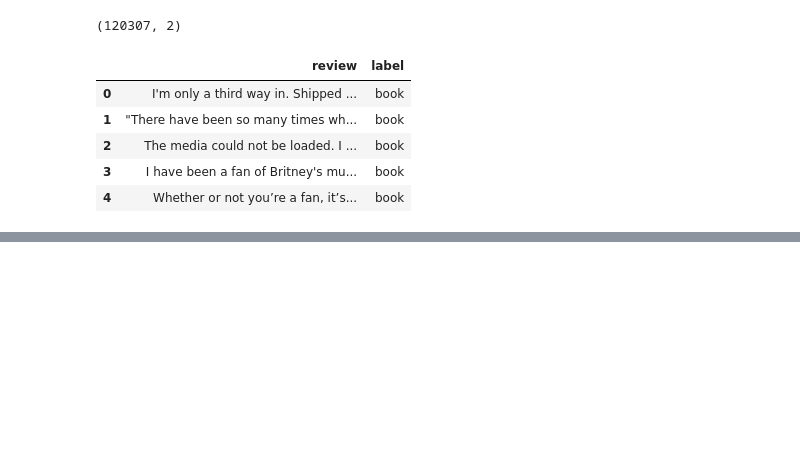
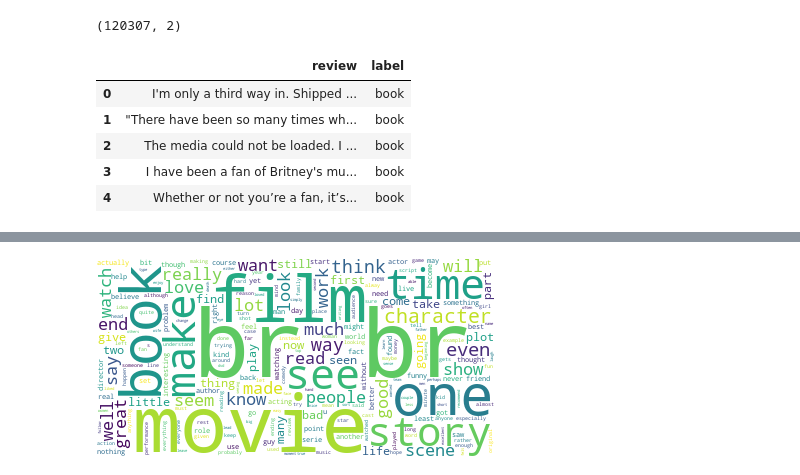
Before and after one commit to Sleamer88/Text_Mining_AI, a Jupyter notebook: Lab_Assignments/project/project_notebook.ipynb, the cells around one changed output, grey strips where cells are left out. Saved outputs shown, nothing was run; the diff lists cells and outputs as text; code cells hidden in the pictures; blank space fills up the shorter version.

```diff
--- a/Lab_Assignments/project/project_notebook.ipynb
+++ b/Lab_Assignments/project/project_notebook.ipynb
@@ -26,0 +46,8 @@ df.head()
+# %%
+df['review_processed'] = df['review'].astype(str).map(lambda x: re.sub(r'[,\.!?]', '', x) if x != 'nan' else '')
+
+# Convert the titles to lowercase
+df['review_processed'] = df['review_processed'].str.lower()
+
+# Print out the first rows of papers
+df['review_processed'].head()
@@ -26,0 +70,10 @@ df.head()
+# %%
+long_string = ','.join(list(df['review_processed'].values))
+
+wordcloud = WordCloud(background_color="white", max_words=1000, contour_width=3, contour_color='steelblue')
+
+wordcloud.generate(long_string)
+
+wordcloud.to_image()
+# %% [output]
+[figure, added]
```
Also changed, not shown: parts of 5 cells of this notebook.
